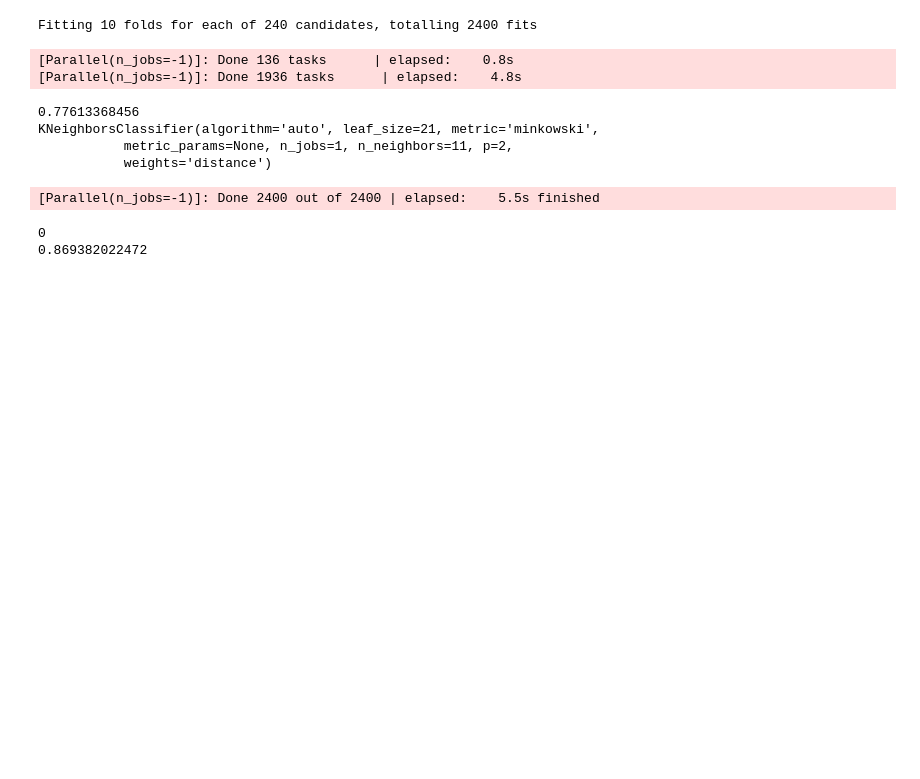
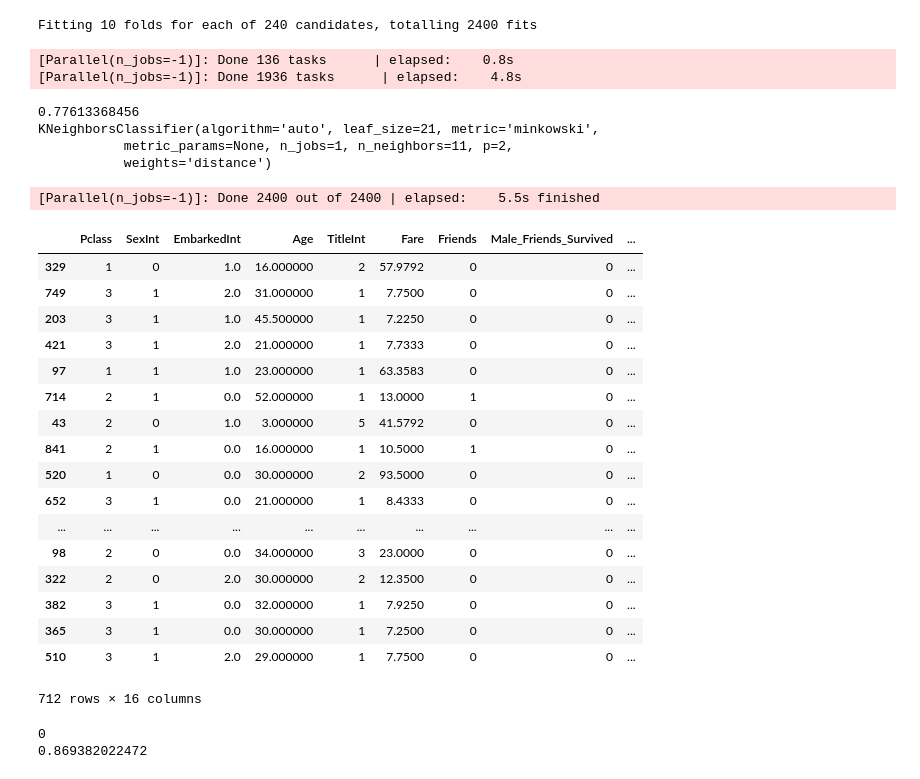
Before and after one commit to dashjim/kaggle-titanic, a Jupyter notebook: Titanic/Titanic NN - friends survive 8.3.ipynb, the cells around one changed output. Cells and saved outputs as stored; diff of their text form; code cells hidden in the pictures; blank space fills up the shorter version.

```diff
--- a/Titanic/Titanic NN - friends survive 8.3.ipynb
+++ b/Titanic/Titanic NN - friends survive 8.3.ipynb
@@ -599,6 +600,27 @@ KNeighborsClassifier(algorithm='auto', leaf_size=21, metric='minkowski',
            metric_params=None, n_jobs=1, n_neighbors=11, p=2,
            weights='distance')
 [Parallel(n_jobs=-1)]: Done 2400 out of 2400 | elapsed:    5.5s finished
+# %%
+X_train
+# %% [output]
+|  | Pclass | SexInt | EmbarkedInt | Age | TitleInt | Fare | Friends | Male_Friends_Survived | ... |
+| 329 | 1 | 0 | 1.0 | 16.000000 | 2 | 57.9792 | 0 | 0 | ... |
+| 749 | 3 | 1 | 2.0 | 31.000000 | 1 | 7.7500 | 0 | 0 | ... |
+| 203 | 3 | 1 | 1.0 | 45.500000 | 1 | 7.2250 | 0 | 0 | ... |
+| 421 | 3 | 1 | 2.0 | 21.000000 | 1 | 7.7333 | 0 | 0 | ... |
+| 97 | 1 | 1 | 1.0 | 23.000000 | 1 | 63.3583 | 0 | 0 | ... |
+| 714 | 2 | 1 | 0.0 | 52.000000 | 1 | 13.0000 | 1 | 0 | ... |
+| 43 | 2 | 0 | 1.0 | 3.000000 | 5 | 41.5792 | 0 | 0 | ... |
+| 841 | 2 | 1 | 0.0 | 16.000000 | 1 | 10.5000 | 1 | 0 | ... |
+| 520 | 1 | 0 | 0.0 | 30.000000 | 2 | 93.5000 | 0 | 0 | ... |
+| 652 | 3 | 1 | 0.0 | 21.000000 | 1 | 8.4333 | 0 | 0 | ... |
+| ... | ... | ... | ... | ... | ... | ... | ... | ... | ... |
+| 98 | 2 | 0 | 0.0 | 34.000000 | 3 | 23.0000 | 0 | 0 | ... |
+| 322 | 2 | 0 | 2.0 | 30.000000 | 2 | 12.3500 | 0 | 0 | ... |
+| 382 | 3 | 1 | 0.0 | 32.000000 | 1 | 7.9250 | 0 | 0 | ... |
+| 365 | 3 | 1 | 0.0 | 30.000000 | 1 | 7.2500 | 0 | 0 | ... |
+| 510 | 3 | 1 | 2.0 | 29.000000 | 1 | 7.7500 | 0 | 0 | ... |
+712 rows × 16 columns
 # %%
 rfc = RandomForestClassifier(n_estimators=250, criterion='gini', max_depth=10,
         min_samples_split=8, min_samples_leaf=4, min_weight_fraction_leaf=0.0,
```
Also changed, not shown: parts of 7 cells of this notebook, 7 other files.
